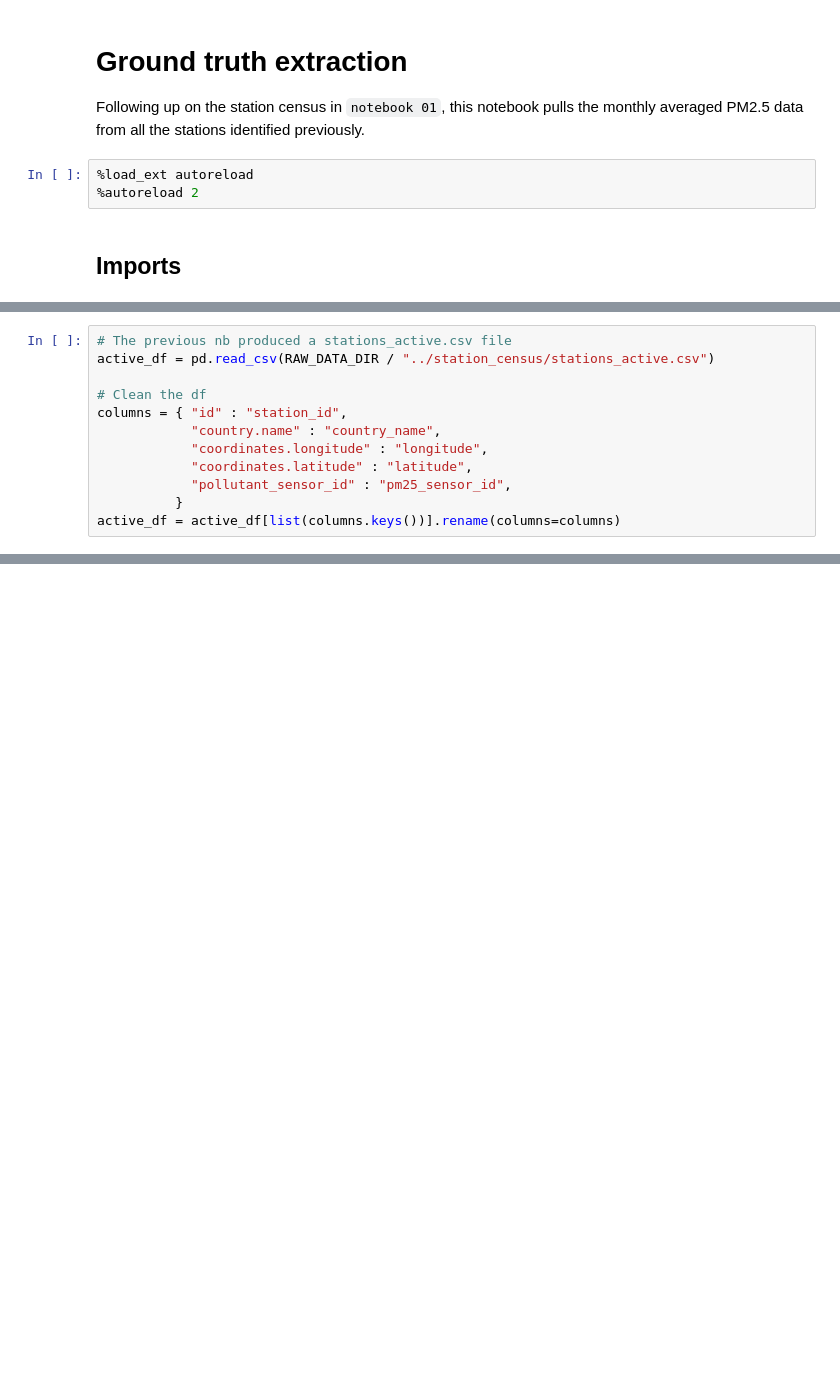
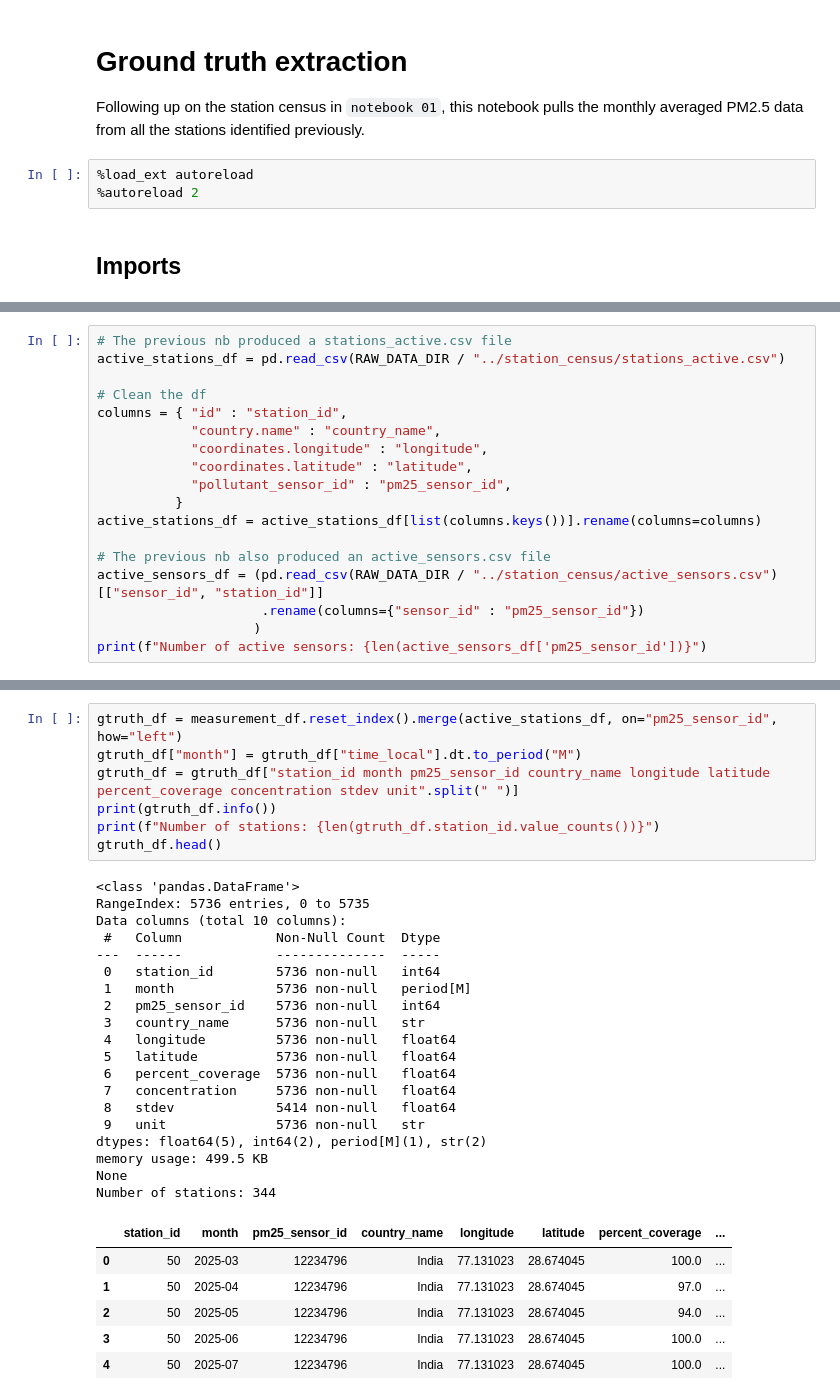
Before and after one commit to tisolab/monitoring-deserts, a Jupyter notebook: noteboox/02_ground_truth_extraction.ipynb, the cells around one changed output, grey strips where cells are left out. Drawn from its saved outputs; the diff is of its cells as text; blank space fills up the shorter version.

```diff
--- a/noteboox/02_ground_truth_extraction.ipynb
+++ b/noteboox/02_ground_truth_extraction.ipynb
@@ -53,6 +57,6 @@ Retrieve the stations and active sensors list from the previous notebook, and bu
 # %%
 # The previous nb produced a stations_active.csv file
-active_df = pd.read_csv(RAW_DATA_DIR / "../station_census/stations_active.csv")
+active_stations_df = pd.read_csv(RAW_DATA_DIR / "../station_census/stations_active.csv")
 
 # Clean the df
 columns = { "id" : "station_id",
@@ -61,4 +65,10 @@ columns = { "id" : "station_id",
             "coordinates.latitude" : "latitude",
             "pollutant_sensor_id" : "pm25_sensor_id",
           }
-active_df = active_df[list(columns.keys())].rename(columns=columns)
+active_stations_df = active_stations_df[list(columns.keys())].rename(columns=columns)
+
+# The previous nb also produced an active_sensors.csv file
+active_sensors_df = (pd.read_csv(RAW_DATA_DIR / "../station_census/active_sensors.csv")[["sensor_id", "station_id"]]
+                     .rename(columns={"sensor_id" : "pm25_sensor_id"})
+                    )
+print(f"Number of active sensors: {len(active_sensors_df['pm25_sensor_id'])}")
@@ -116,0 +108,33 @@ measurement_df.head()
+# %%
+gtruth_df = measurement_df.reset_index().merge(active_stations_df, on="pm25_sensor_id", how="left")
+gtruth_df["month"] = gtruth_df["time_local"].dt.to_period("M")
+gtruth_df = gtruth_df["station_id month pm25_sensor_id country_name longitude latitude percent_coverage concentration stdev unit".split(" ")]
+print(gtruth_df.info())
+print(f"Number of stations: {len(gtruth_df.station_id.value_counts())}")
+gtruth_df.head()
+# %% [output]
+<class 'pandas.DataFrame'>
+RangeIndex: 5736 entries, 0 to 5735
+Data columns (total 10 columns):
+ #   Column            Non-Null Count  Dtype
+---  ------            --------------  -----
+ 0   station_id        5736 non-null   int64
+ 1   month             5736 non-null   period[M]
+ 2   pm25_sensor_id    5736 non-null   int64
+ 3   country_name      5736 non-null   str
+ 4   longitude         5736 non-null   float64
+ 5   latitude          5736 non-null   float64
+ 6   percent_coverage  5736 non-null   float64
+ 7   concentration     5736 non-null   float64
+ 8   stdev             5414 non-null   float64
+ 9   unit              5736 non-null   str
+dtypes: float64(5), int64(2), period[M](1), str(2)
+memory usage: 499.5 KB
+None
+Number of stations: 344
+|  | station_id | month | pm25_sensor_id | country_name | longitude | latitude | percent_coverage | ... |
+| 0 | 50 | 2025-03 | 12234796 | India | 77.131023 | 28.674045 | 100.0 | ... |
+| 1 | 50 | 2025-04 | 12234796 | India | 77.131023 | 28.674045 | 97.0 | ... |
+| 2 | 50 | 2025-05 | 12234796 | India | 77.131023 | 28.674045 | 94.0 | ... |
+| 3 | 50 | 2025-06 | 12234796 | India | 77.131023 | 28.674045 | 100.0 | ... |
+| 4 | 50 | 2025-07 | 12234796 | India | 77.131023 | 28.674045 | 100.0 | ... |
```
Also changed, not shown: parts of 28 cells of this notebook, 1 other file.
